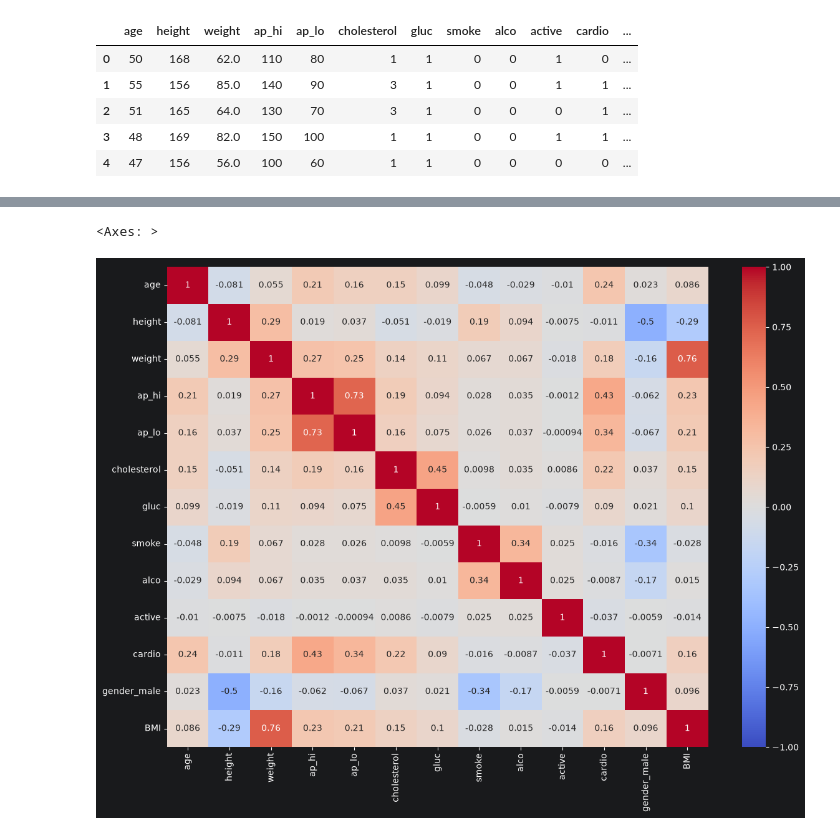
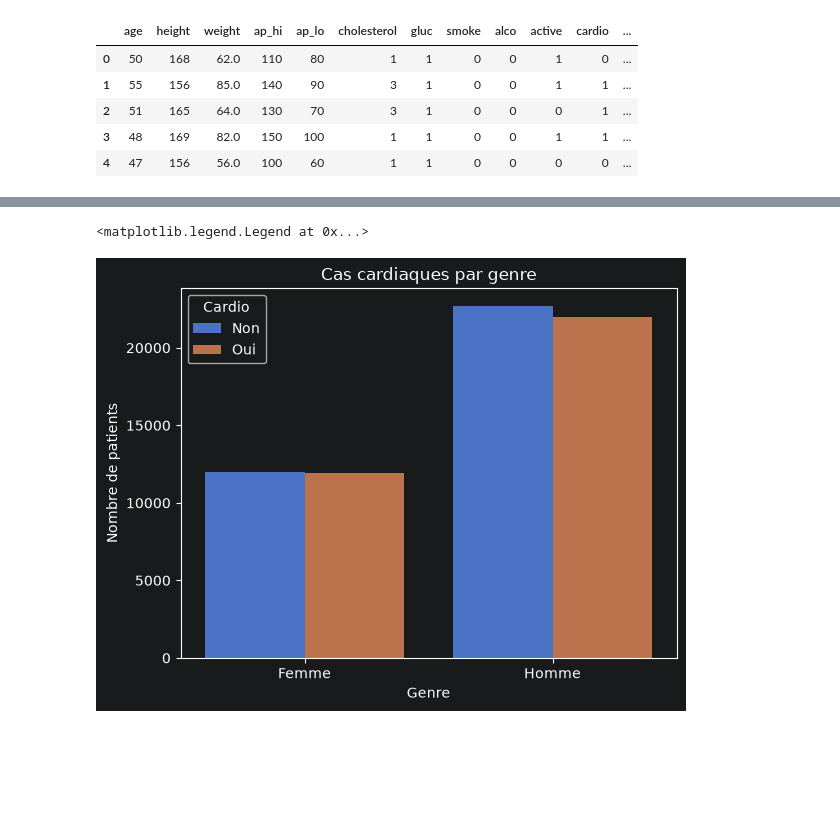
Before and after one commit to KANTIN-FAGN/cardiorisk_project, a Jupyter notebook: notebooks/cardio_train/02_eda.ipynb, the cells around one changed output, grey strips where cells are left out. Drawn from its saved outputs; the diff is of its cells as text; code cells hidden in the pictures; blank space fills up the shorter version.

Commit message:
Update EDA outputs and data preprocessing

```diff
--- a/notebooks/cardio_train/02_eda.ipynb
+++ b/notebooks/cardio_train/02_eda.ipynb
@@ -91,6 +93,14 @@ sns.histplot(
-# %%
-plt.figure(figsize=(14, 10))
-sns.heatmap(data=df.corr(), annot=True, cmap="coolwarm", vmin=-1, vmax=1)
-# %% [output]
-<Axes: >
-[figure, removed]
+# %%
+sns.countplot(
+    data=df,
+    x="gender_male",
+    hue="cardio",
+)
+plt.xticks([0, 1], ["Femme", "Homme"])
+plt.xlabel("Genre")
+plt.ylabel("Nombre de patients")
+plt.title("Cas cardiaques par genre")
+plt.legend(title="Cardio", labels=["Non", "Oui"])
+# %% [output]
+<matplotlib.legend.Legend at 0x...>
+[figure, added]
```
Also changed, not shown: parts of 13 cells of this notebook, 1 other file.
